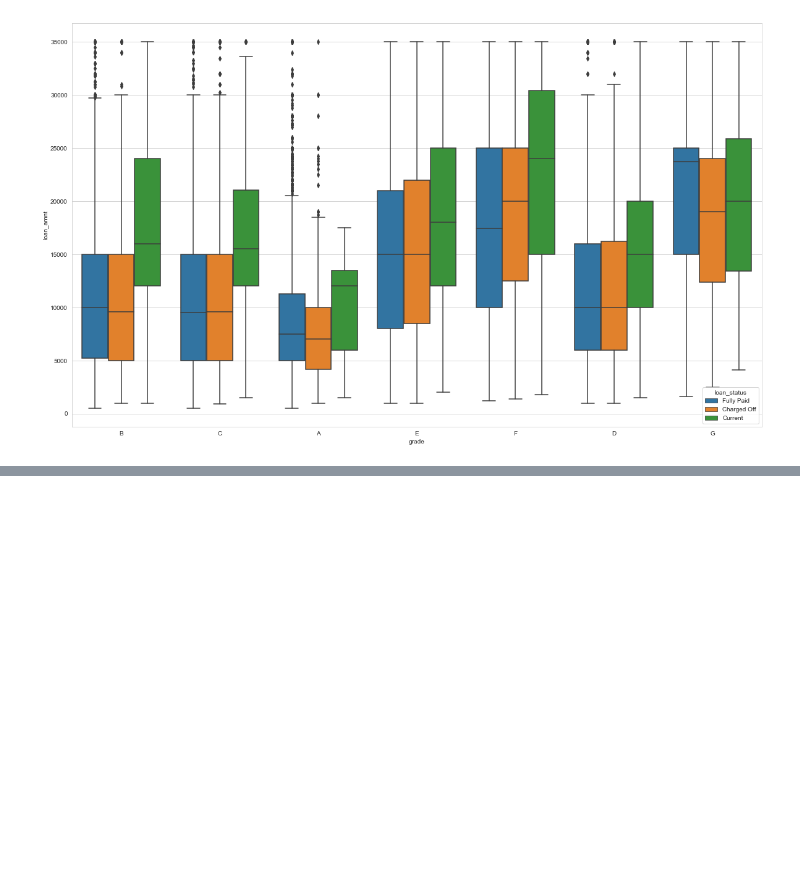
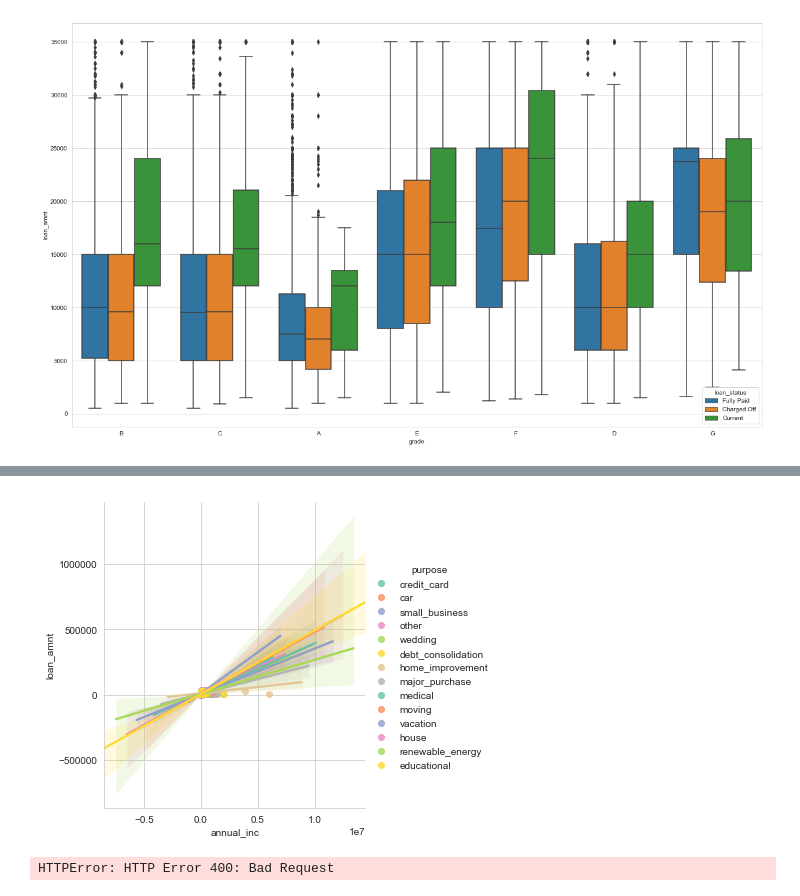
Before and after one commit to krishnamurthypranesh/super-duper-tribble, a Jupyter notebook: src/scripts/LoanDatsaset_RR.ipynb, the cells around one changed output, grey strips where cells are left out. Saved outputs shown, nothing was run; the diff lists cells and outputs as text; code cells hidden in the pictures; blank space fills up the shorter version.

```diff
--- a/src/scripts/LoanDatsaset_RR.ipynb
+++ b/src/scripts/LoanDatsaset_RR.ipynb
@@ -303,3 +323,13 @@ plt.show()
+# %%
+sns.lmplot(x="annual_inc", y="loan_amnt", hue="purpose", data=loanDF, palette="Set2");
+# %% [output]
+[figure, added]
+# %%
+ln=sns.load_dataset(loanDF)
+
+sns.pairplot(ln)
+# %% [output]
+HTTPError: HTTP Error 400: Bad Request
 # %%
 #CHECKING OUT FEW CORRELATIONS
 plt.figure(figsize=(30,12))
```
Also changed, not shown: parts of 4 cells of this notebook.
